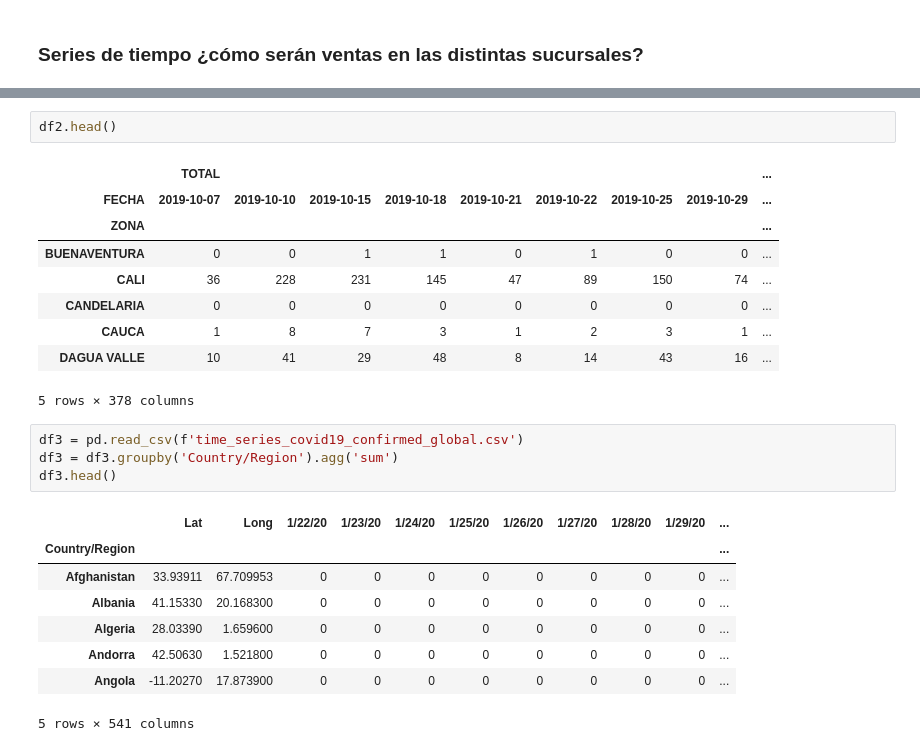
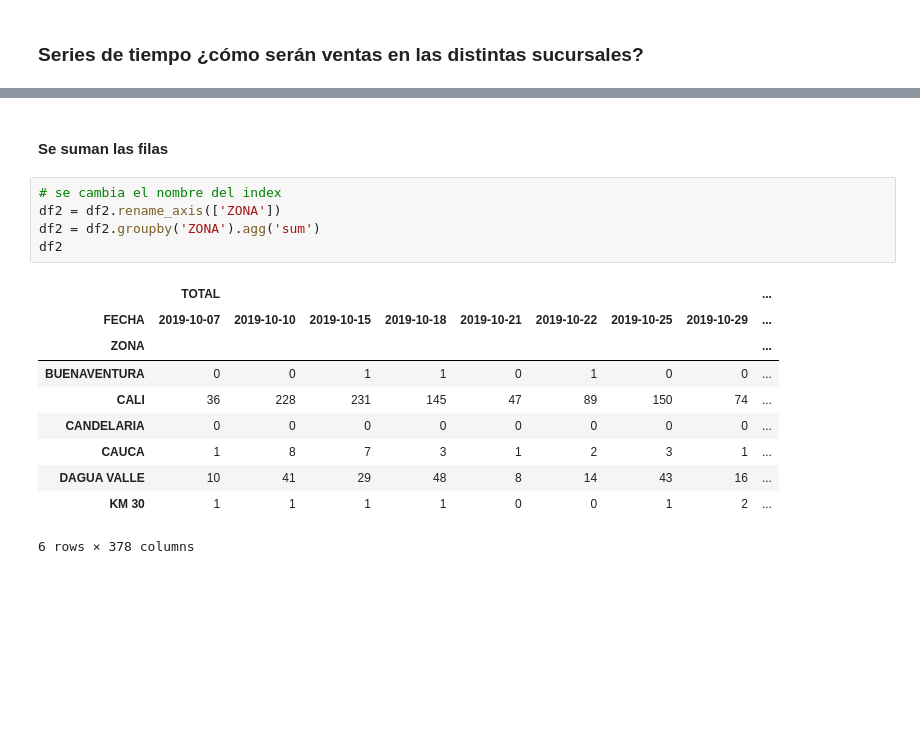
Before and after one commit to lcsr-rodriguez/Diplomado-ISP, a Jupyter notebook: ISP_DataScience.ipynb, the cells around one changed output, grey strips where cells are left out. Cells and saved outputs as stored; diff of their text form; blank space fills up the shorter version.

```diff
--- a/ISP_DataScience.ipynb
+++ b/ISP_DataScience.ipynb
@@ -239,25 +206,18 @@ df2 = pd.pivot_table(datos,
+# %% [markdown]
+#### Se suman las filas
 # %%
-df2.head()
+# se cambia el nombre del index
+df2 = df2.rename_axis(['ZONA'])
+df2 = df2.groupby('ZONA').agg('sum')
+df2
 # %% [output]
 |  | TOTAL |  |  |  |  |  |  |  | ... |
 | FECHA | 2019-10-07 | 2019-10-10 | 2019-10-15 | 2019-10-18 | 2019-10-21 | 2019-10-22 | 2019-10-25 | 2019-10-29 | ... |
 | ZONA |  |  |  |  |  |  |  |  | ... |
 | BUENAVENTURA | 0 | 0 | 1 | 1 | 0 | 1 | 0 | 0 | ... |
 | CALI | 36 | 228 | 231 | 145 | 47 | 89 | 150 | 74 | ... |
 | CANDELARIA | 0 | 0 | 0 | 0 | 0 | 0 | 0 | 0 | ... |
 | CAUCA | 1 | 8 | 7 | 3 | 1 | 2 | 3 | 1 | ... |
 | DAGUA VALLE | 10 | 41 | 29 | 48 | 8 | 14 | 43 | 16 | ... |
+| KM 30 | 1 | 1 | 1 | 1 | 0 | 0 | 1 | 2 | ... |
-5 rows × 378 columns
+6 rows × 378 columns
-# %%
-df3 = pd.read_csv(f'time_series_covid19_confirmed_global.csv')
-df3 = df3.groupby('Country/Region').agg('sum')
-df3.head()
-# %% [output]
-|  | Lat | Long | 1/22/20 | 1/23/20 | 1/24/20 | 1/25/20 | 1/26/20 | 1/27/20 | 1/28/20 | 1/29/20 | ... |
-| Country/Region |  |  |  |  |  |  |  |  |  |  | ... |
-| Afghanistan | 33.93911 | 67.709953 | 0 | 0 | 0 | 0 | 0 | 0 | 0 | 0 | ... |
-| Albania | 41.15330 | 20.168300 | 0 | 0 | 0 | 0 | 0 | 0 | 0 | 0 | ... |
-| Algeria | 28.03390 | 1.659600 | 0 | 0 | 0 | 0 | 0 | 0 | 0 | 0 | ... |
-| Andorra | 42.50630 | 1.521800 | 0 | 0 | 0 | 0 | 0 | 0 | 0 | 0 | ... |
-| Angola | -11.20270 | 17.873900 | 0 | 0 | 0 | 0 | 0 | 0 | 0 | 0 | ... |
-5 rows × 541 columns
```
Also changed, not shown: parts of 15 cells of this notebook, 1 other file.
